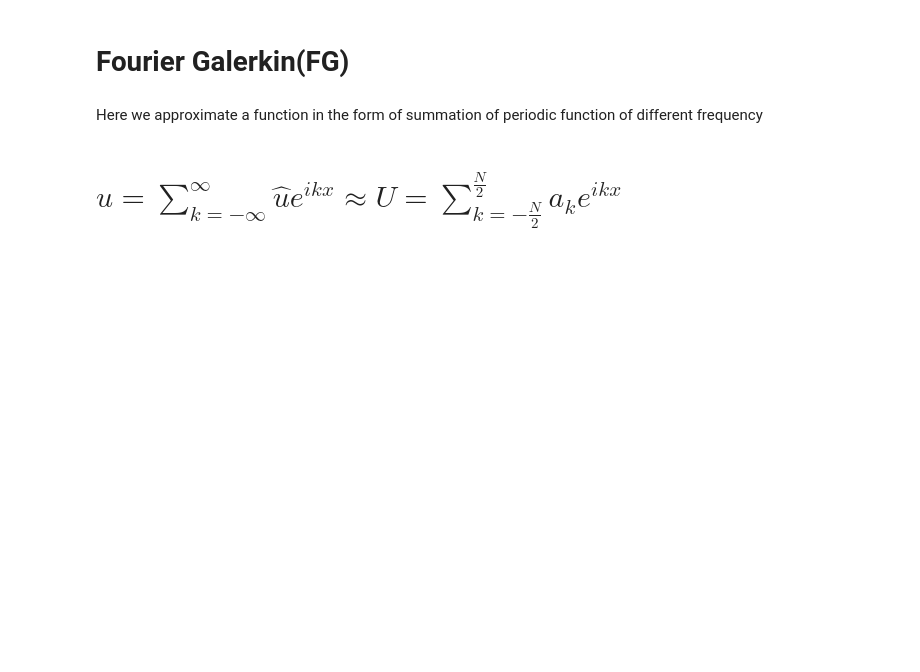
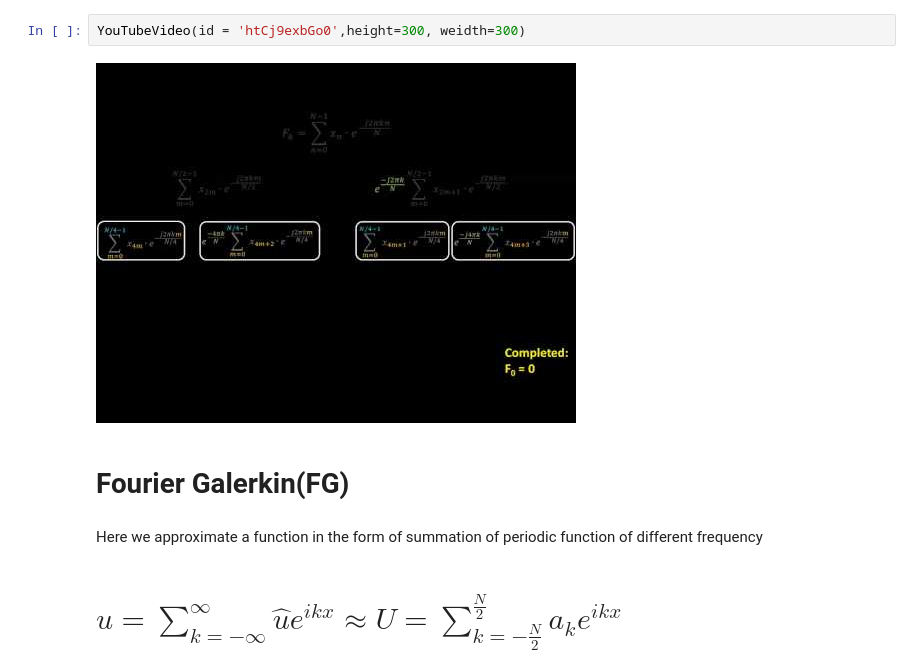
Before and after one commit to High-Performation-Computing-Group/Pseudo-Spectral-Method, a Jupyter notebook: Python/Day1/Day1_burgers.ipynb, the cells around one changed output. Saved outputs shown, nothing was run; the diff lists cells and outputs as text; blank space fills up the shorter version.

```diff
--- a/Python/Day1/Day1_burgers.ipynb
+++ b/Python/Day1/Day1_burgers.ipynb
@@ -4,3 +14,7 @@ import numpy as np
+# %%
+YouTubeVideo(id = 'htCj9exbGo0',height=300, weidth=300)
+# %% [output]
+[figure, added]
 # %% [markdown]
 # Fourier Galerkin(FG)
 # %% [markdown]
```
Also changed, not shown: parts of 22 cells of this notebook.
